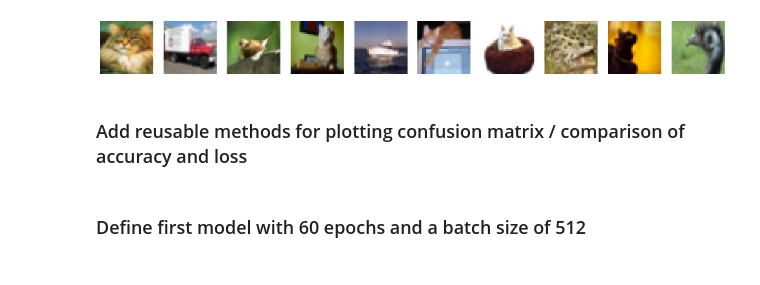
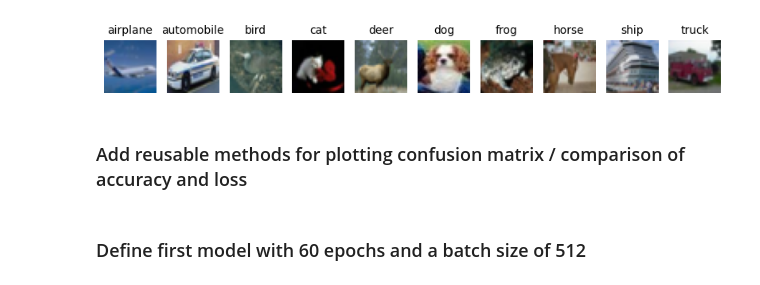
Before and after one commit to babyodacode/image_classification_project, a Jupyter notebook: model.ipynb, the cells around one changed output. Drawn from its saved outputs; the diff is of its cells as text; code cells hidden in the pictures.

```diff
--- a/model.ipynb
+++ b/model.ipynb
@@ -19,7 +22,31 @@ from tensorflow.keras.preprocessing.image import ImageDataGenerator
+# %%
+# Create a figure and axes for plotting
+fig, axes = plt.subplots(1, 10, figsize=(10, 2))
+
+# Flatten the axes array for easier indexing
+axes = axes.ravel()
+
+# Get the unique classes in CIFAR-10
+classes = np.unique(y_train)
+class_names = ['airplane', 'automobile', 'bird', 'cat', 'deer', 'dog', 'frog', 'horse', 'ship', 'truck']
+
+# Loop through each class
+for i, cls in enumerate(classes):
+  # Filter images belonging to the current class
+  class_indices = np.where(y_train == cls)[0]
+
+  # Randomly select 1 image from the filtered indices
+  random_idx = np.random.choice(class_indices, 1, replace=False)[0]
+
+  axes[i].imshow(x_train[random_idx])
+  axes[i].axis('off')
+  axes[i].set_title(class_names[i], fontsize=10)
+
+# Display the plot
+plt.show()
+# %% [output]
+[figure, added]
 # %%
-# Load CIFAR-10 dataset
-(x_train, y_train), (x_test, y_test) = cifar10.load_data()
-
 # Normalize the images by scaling the pixel values to the range [0, 1]
 x_train = x_train.astype('float32') / 255.0
 x_test = x_test.astype('float32') / 255.0
@@ -27,20 +54,6 @@ x_test = x_test.astype('float32') / 255.0
 # Convert class labels (y_train, y_test) to one-hot encoded format
 y_train = to_categorical(y_train, 10)
 y_test = to_categorical(y_test, 10)
-
-# Plot a few random images from the training set
-def plot_random_images():
-    fig, axes = plt.subplots(1, 10, figsize=(20, 2))
-    for i in range(10):
-        random_idx = np.random.randint(0, len(x_train))
-        axes[i].imshow(x_train[random_idx])
-        axes[i].axis('off')
-    plt.show()
-
-# Call the function to display random images
-plot_random_images()
-# %% [output]
-[figure, removed]
 # %% [markdown]
 ### Add reusable methods for plotting confusion matrix / comparison of accuracy and loss
 # %%
```
Also changed, not shown: parts of 59 cells of this notebook, 20 other files.
